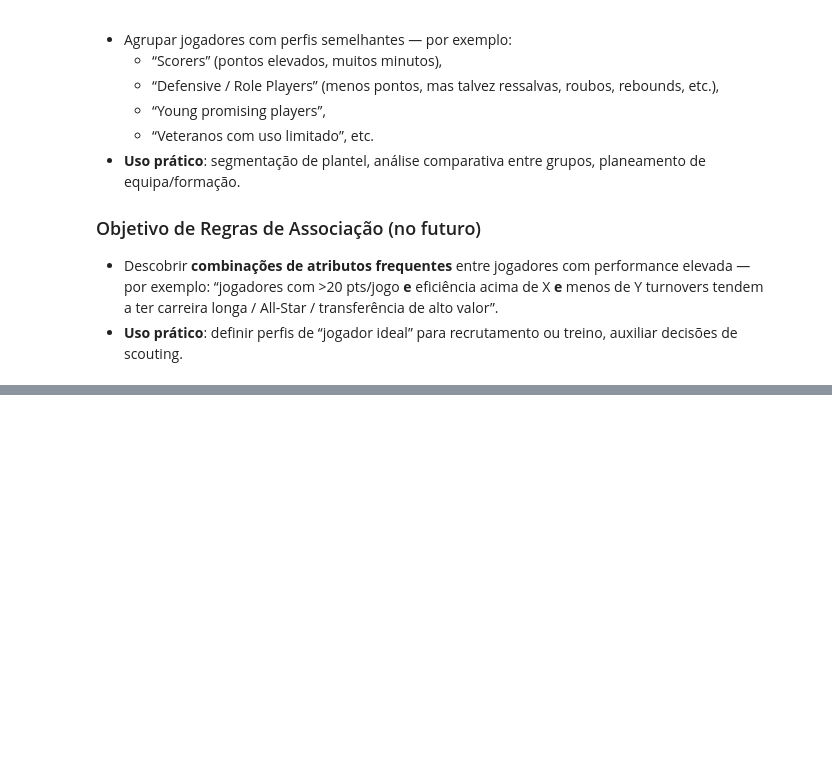
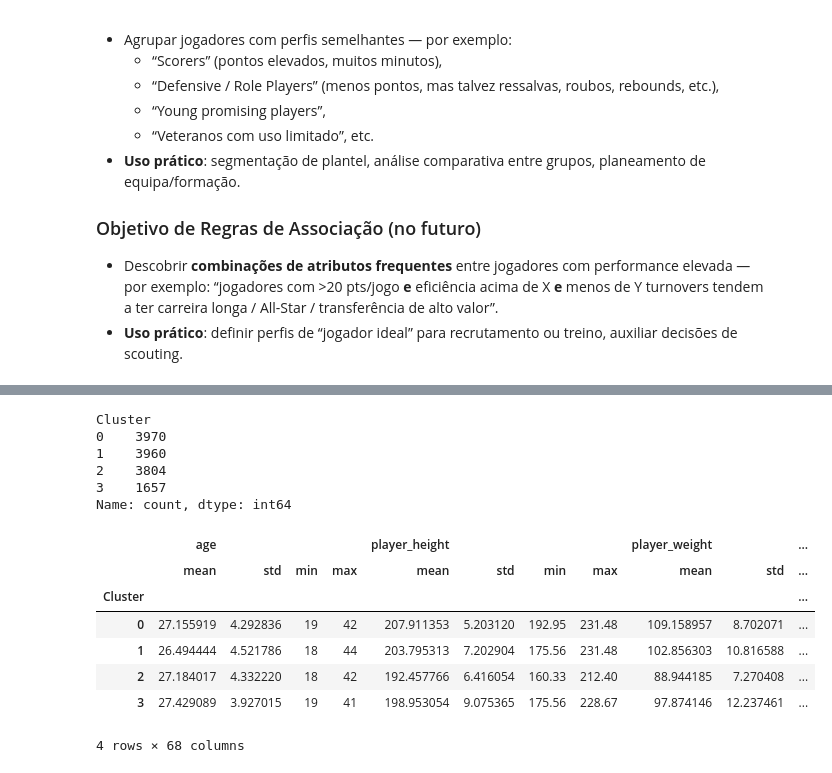
Before and after one commit to FreverZ/IA_PO2_G06, a Jupyter notebook: nba_notebook.ipynb, the cells around one changed output, grey strips where cells are left out. Saved outputs shown, nothing was run; the diff lists cells and outputs as text; code cells hidden in the pictures; blank space fills up the shorter version.

```diff
--- a/nba_notebook.ipynb
+++ b/nba_notebook.ipynb
@@ -51,0 +152,8 @@
+# %%
+from sklearn.cluster import KMeans
+
+# Initial K-Means with k=3
+kmeans = KMeans(n_clusters=3, random_state=42)
+clusters = kmeans.fit_predict(X_scaled)
+
+df["Cluster"] = clusters
@@ -51,0 +183,4 @@
+# %%
+# Final model with optimized k (example: k=4)
+kmeans = KMeans(n_clusters=4, random_state=42)
+df["Cluster"] = kmeans.fit_predict(X_scaled)
@@ -51,0 +189,24 @@
+# %%
+df["Cluster"].value_counts()
+# %% [output]
+Cluster
+0    3970
+1    3960
+2    3804
+3    1657
+Name: count, dtype: int64
+# %%
+cluster_stats = df.groupby("Cluster")[features].agg(
+    ["mean", "std", "min", "max"]
+)
+
+cluster_stats
+# %% [output]
+|  | age |  |  |  | player_height |  |  |  | player_weight |  | ... |
+|  | mean | std | min | max | mean | std | min | max | mean | std | ... |
+| Cluster |  |  |  |  |  |  |  |  |  |  | ... |
+| 0 | 27.155919 | 4.292836 | 19 | 42 | 207.911353 | 5.203120 | 192.95 | 231.48 | 109.158957 | 8.702071 | ... |
+| 1 | 26.494444 | 4.521786 | 18 | 44 | 203.795313 | 7.202904 | 175.56 | 231.48 | 102.856303 | 10.816588 | ... |
+| 2 | 27.184017 | 4.332220 | 18 | 42 | 192.457766 | 6.416054 | 160.33 | 212.40 | 88.944185 | 7.270408 | ... |
+| 3 | 27.429089 | 3.927015 | 19 | 41 | 198.953054 | 9.075365 | 175.56 | 228.67 | 97.874146 | 12.237461 | ... |
+4 rows × 68 columns
```
Also changed, not shown: parts of 19 cells of this notebook, 2 other files.
